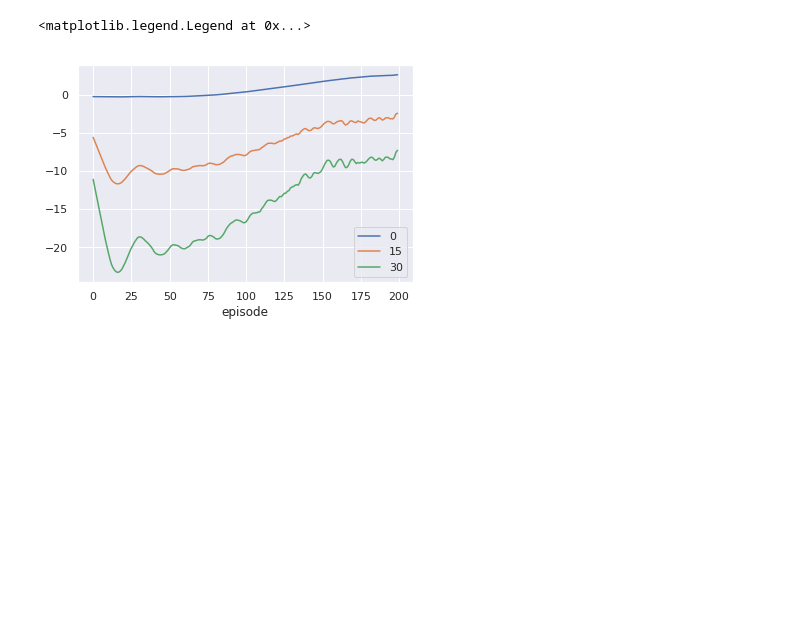
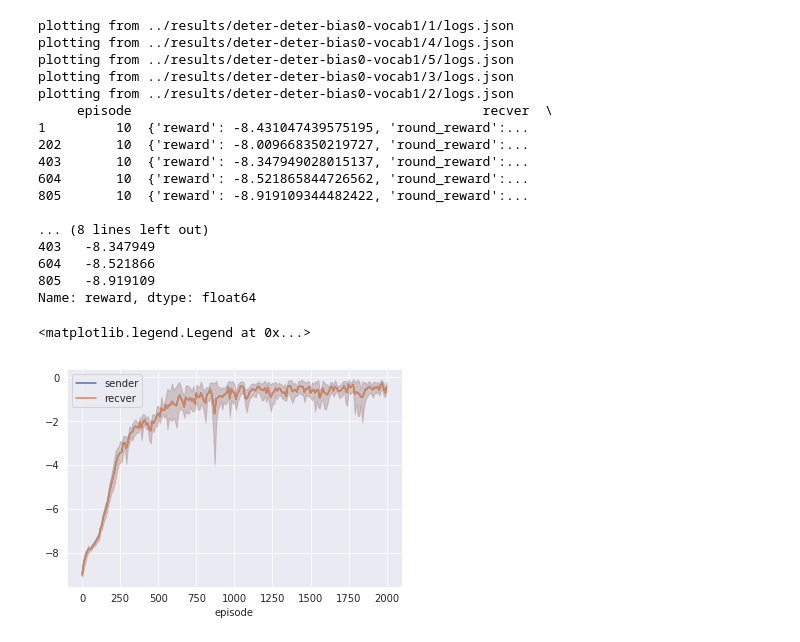
Before and after one commit to mnoukhov/emergent-compete, a Jupyter notebook: scripts/Plotting.ipynb, the cells around one changed output. Drawn from its saved outputs; the diff is of its cells as text; code cells hidden in the pictures; blank space fills up the shorter version.

Commit message:
plotting many runs
better plotting defaults
fixed fair splitting baseline

```diff
--- a/scripts/Plotting.ipynb
+++ b/scripts/Plotting.ipynb
@@ -117,12 +119,12 @@ from src.game import ISR
 
 game = ISR(
     batch_size=128,
-    max_bias=0,
+    min_bias=0,
     num_rounds=10,
     num_targets=36)
 
-logpath = '../results/test/logs.json'
+logpath = '../results/deter-deter-bias3-vocab1'
 
-with sns.plotting_context('paper'):
-    plot('../results/test/logs.json', game, None)
+# with sns.plotting_context('notebook'):
+plot(logpath, None)
 # %% [output]
@@ -133,23 +136,58 @@ with sns.plotting_context('paper'):
 # %%
-with open(logpath, 'r') as logfile:
-    logs = pd.read_json(logfile)
+logpath = Path(logpath)
 
-episode = logs['episode']
-sender = pd.DataFrame([s for s in logs['sender']], index=episode)
-recver = pd.DataFrame([s for s in logs['recver']], index=episode)
+if logpath.is_dir():
+    logpaths = list(path for path in logpath.glob('*/*.json'))
+else:
+    logpaths = [logpath]
 
-# sns.lineplot(data=sender, x=sender.index, y="loss", label="sender")
-# sns.lineplot(data=recver, x=recver.index, y="loss", label="recver")
+path_logs = []
+for path in logpaths:
+    print(f'plotting from {path}')
+    with open(path, 'r') as logfile:
+        path_logs.append(pd.read_json(logfile))
+
+
+logs = pd.concat(path_logs, ignore_index=True)
+print(logs[logs['episode']==10])
+
+sender = pd.DataFrame(logs['sender'].to_list()).join(logs['episode'])
+recver = pd.DataFrame(logs['recver'].to_list()).join(logs['episode'])
+
+# episode = logs['episode']
+# sender = pd.DataFrame([s for s in logs['sender']], index=episode)
+# recver = pd.DataFrame([s for s in logs['recver']], index=episode)
+
+sns.lineplot(data=sender, x="episode", y="reward", label="sender")
+sns.lineplot(data=recver, x="episode", y="reward", label="recver")
+
 # sns.lineplot(x=sender.index, y=(sender['loss'] + recver['loss'])/2, label='avg')
 
-for sample in ["0", "15", "30"]:
-    sns.lineplot(data=sender, x=sender.index, y=sample, label=sample)
+# for sample in ["0", "15", "30"]:
+#     sns.lineplot(data=sender, x=sender.index, y=sample, label=sample)
 
 
-# sns.lineplot(data=sender, x=sender.index, y="round_reward", label="sender")
-# plt.title("Round")
+# # sns.lineplot(data=sender, x=sender.index, y="round_reward", label="sender")
+# # plt.title("Round")
 plt.ylabel('')
 plt.legend()
 # %% [output]
-<matplotlib.legend.Legend at 0x...>
+plotting from ../results/deter-deter-bias0-vocab1/1/logs.json
+plotting from ../results/deter-deter-bias0-vocab1/4/logs.json
+plotting from ../results/deter-deter-bias0-vocab1/5/logs.json
+plotting from ../results/deter-deter-bias0-vocab1/3/logs.json
+plotting from ../results/deter-deter-bias0-vocab1/2/logs.json
+     episode                                             recver  \
+1         10  {'reward': -8.431047439575195, 'round_reward':...
+202       10  {'reward': -8.009668350219727, 'round_reward':...
+403       10  {'reward': -8.347949028015137, 'round_reward':...
+604       10  {'reward': -8.521865844726562, 'round_reward':...
+805       10  {'reward': -8.919109344482422, 'round_reward':...
+
+... (8 lines left out)
+403   -8.347949
+604   -8.521866
+805   -8.919109
+Name: reward, dtype: float64
+<matplotlib.legend.Legend at 0x...>
-[figure, old version]
+[figure, new version]
```
Also changed, not shown: parts of 5 cells of this notebook.
